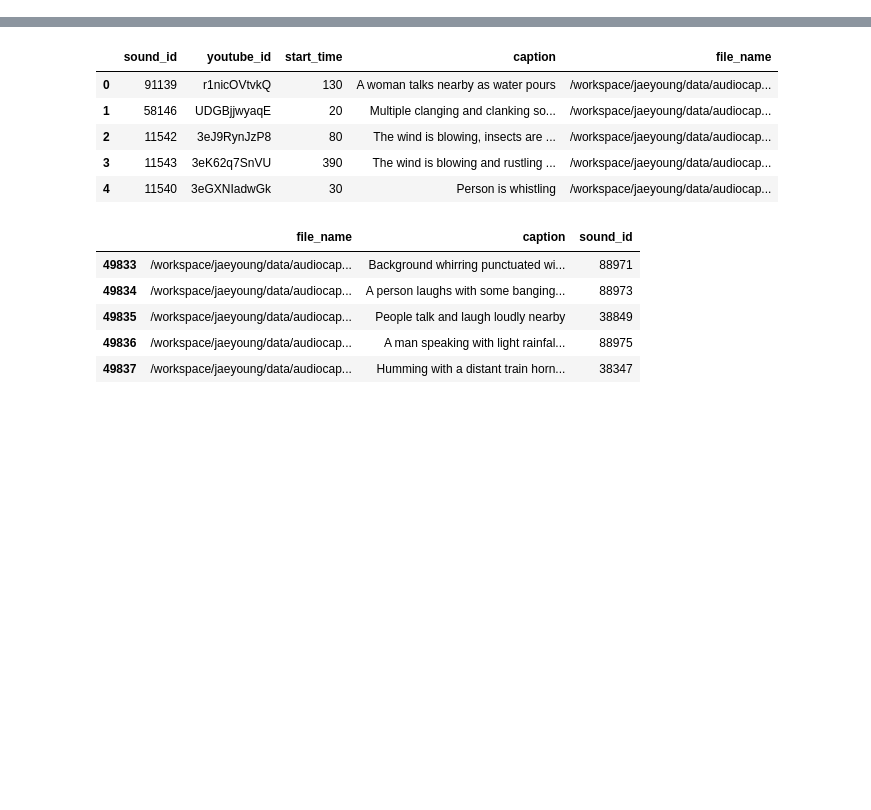
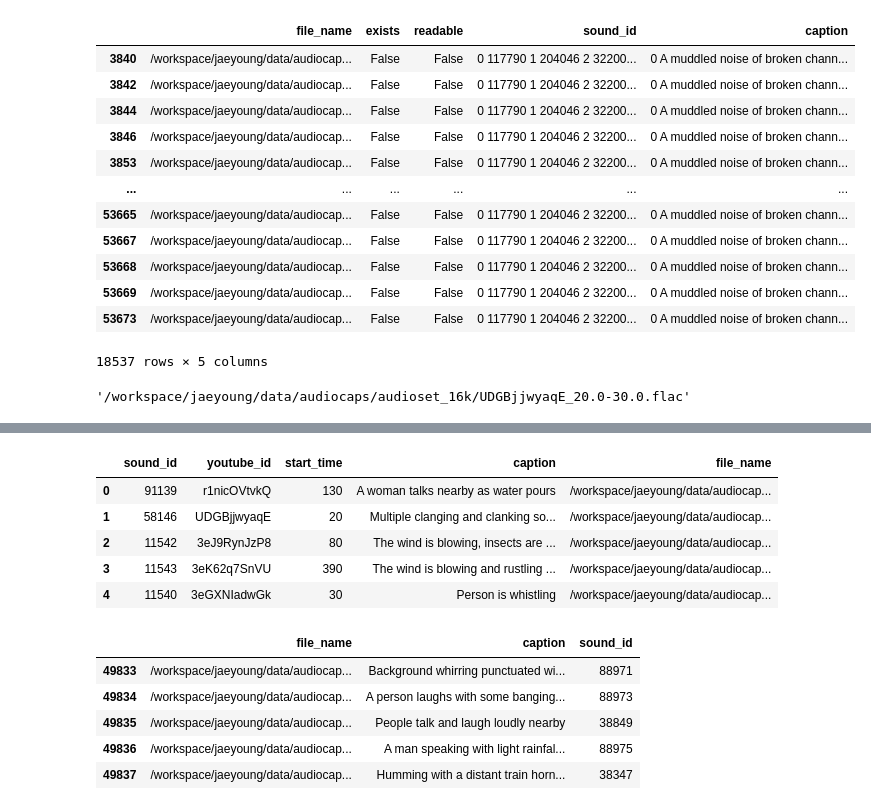
Before and after one commit to jyshin0926/audio_retrieval, a Jupyter notebook: ONE-PEACE/one_peace/data/check_df.ipynb, the cells around one changed output, grey strips where cells are left out. Saved outputs shown, nothing was run; the diff lists cells and outputs as text; code cells hidden in the pictures; blank space fills up the shorter version.

```diff
--- a/ONE-PEACE/one_peace/data/check_df.ipynb
+++ b/ONE-PEACE/one_peace/data/check_df.ipynb
@@ -7,0 +75,20 @@ acaps_df = pd.read_csv("/Volumes/One_Touch/audiocaps_set/audiocaps_caption/train
+# %%
+file_path_df[file_path_df['exists']==False]
+# %% [output]
+|  | file_name | exists | readable | sound_id | caption |
+| 3840 | /workspace/jaeyoung/data/audiocap... | False | False | 0 117790 1 204046 2 32200... | 0 A muddled noise of broken chann... |
+| 3842 | /workspace/jaeyoung/data/audiocap... | False | False | 0 117790 1 204046 2 32200... | 0 A muddled noise of broken chann... |
+| 3844 | /workspace/jaeyoung/data/audiocap... | False | False | 0 117790 1 204046 2 32200... | 0 A muddled noise of broken chann... |
+| 3846 | /workspace/jaeyoung/data/audiocap... | False | False | 0 117790 1 204046 2 32200... | 0 A muddled noise of broken chann... |
+| 3853 | /workspace/jaeyoung/data/audiocap... | False | False | 0 117790 1 204046 2 32200... | 0 A muddled noise of broken chann... |
+| ... | ... | ... | ... | ... | ... |
+| 53665 | /workspace/jaeyoung/data/audiocap... | False | False | 0 117790 1 204046 2 32200... | 0 A muddled noise of broken chann... |
+| 53667 | /workspace/jaeyoung/data/audiocap... | False | False | 0 117790 1 204046 2 32200... | 0 A muddled noise of broken chann... |
+| 53668 | /workspace/jaeyoung/data/audiocap... | False | False | 0 117790 1 204046 2 32200... | 0 A muddled noise of broken chann... |
+| 53669 | /workspace/jaeyoung/data/audiocap... | False | False | 0 117790 1 204046 2 32200... | 0 A muddled noise of broken chann... |
+| 53673 | /workspace/jaeyoung/data/audiocap... | False | False | 0 117790 1 204046 2 32200... | 0 A muddled noise of broken chann... |
+18537 rows × 5 columns
+# %%
+file_path_df.loc[3840]['file_path']
+# %% [output]
+'/workspace/jaeyoung/data/audiocaps/audioset_16k/UDGBjjwyaqE_20.0-30.0.flac'
```
Also changed, not shown: parts of 7 cells of this notebook, 3 other files.
